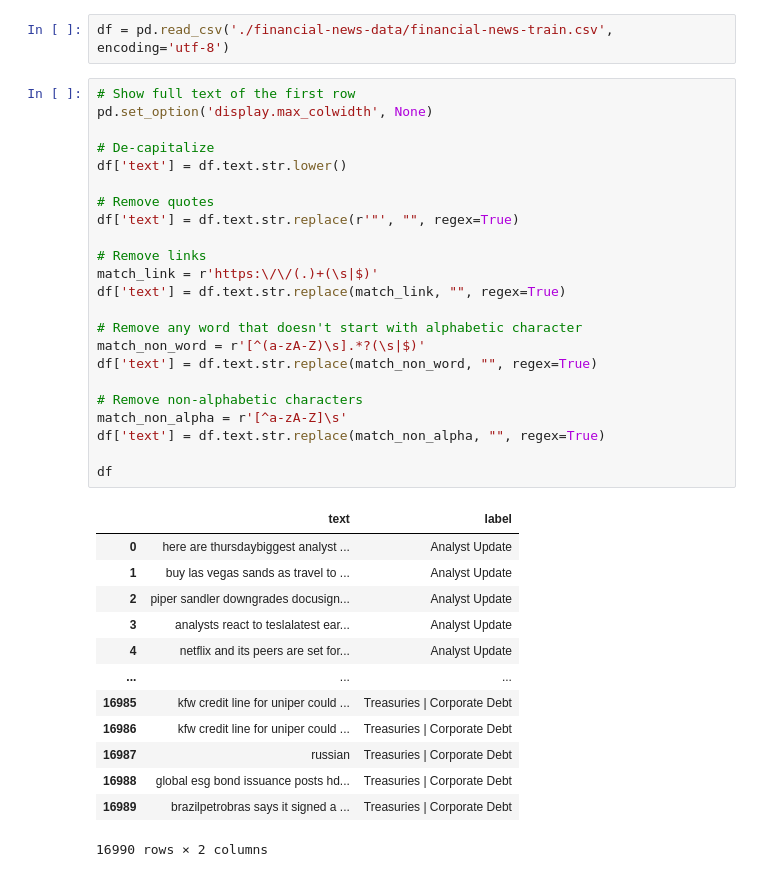
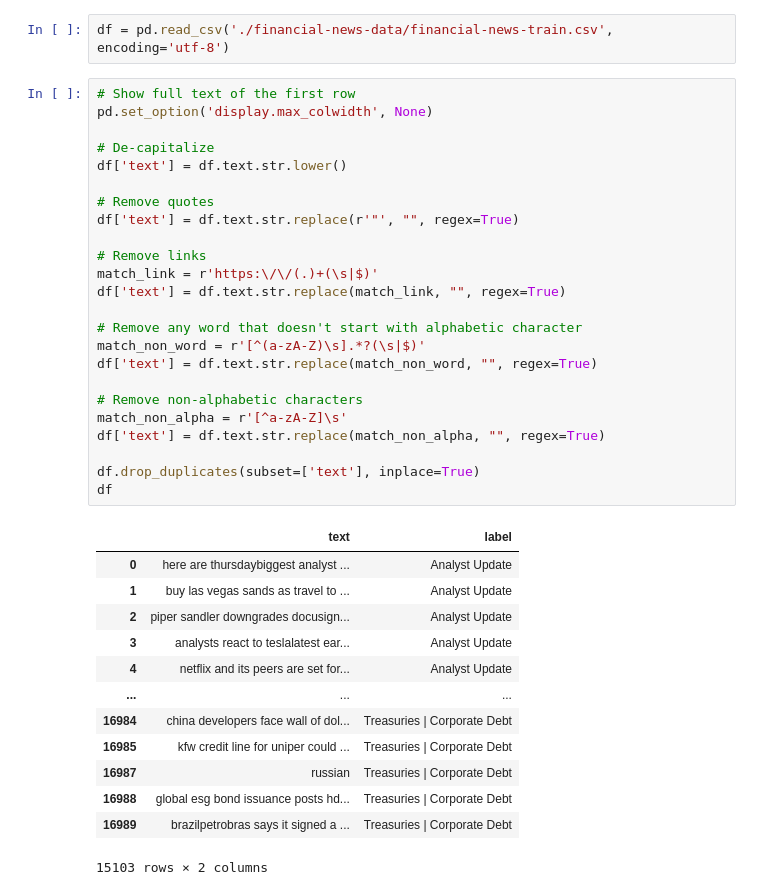
Before and after one commit to Coded5/NLPClass, a Jupyter notebook: PA1 Text classification/logistic_regression.ipynb, the cells around one changed output. Drawn from its saved outputs; the diff is of its cells as text.

```diff
--- a/PA1 Text classification/logistic_regression.ipynb
+++ b/PA1 Text classification/logistic_regression.ipynb
@@ -20,36 +12,37 @@ df = pd.read_csv('./financial-news-data/financial-news-train.csv', encoding='utf
 # Show full text of the first row
 pd.set_option('display.max_colwidth', None)
 
 # De-capitalize
 df['text'] = df.text.str.lower()
 
 # Remove quotes
 df['text'] = df.text.str.replace(r'"', "", regex=True)
 
 # Remove links
 match_link = r'https:\/\/(.)+(\s|$)'
 df['text'] = df.text.str.replace(match_link, "", regex=True)
 
 # Remove any word that doesn't start with alphabetic character
 match_non_word = r'[^(a-zA-Z)\s].*?(\s|$)'
 df['text'] = df.text.str.replace(match_non_word, "", regex=True)
 
 # Remove non-alphabetic characters
 match_non_alpha = r'[^a-zA-Z]\s'
 df['text'] = df.text.str.replace(match_non_alpha, "", regex=True)
 
+df.drop_duplicates(subset=['text'], inplace=True)
 df
 # %% [output]
 |  | text | label |
 | 0 | here are thursdaybiggest analyst ... | Analyst Update |
 | 1 | buy las vegas sands as travel to ... | Analyst Update |
 | 2 | piper sandler downgrades docusign... | Analyst Update |
 | 3 | analysts react to teslalatest ear... | Analyst Update |
 | 4 | netflix and its peers are set for... | Analyst Update |
 | ... | ... | ... |
+| 16984 | china developers face wall of dol... | Treasuries | Corporate Debt |
 | 16985 | kfw credit line for uniper could ... | Treasuries | Corporate Debt |
-| 16986 | kfw credit line for uniper could ... | Treasuries | Corporate Debt |
 | 16987 | russian | Treasuries | Corporate Debt |
 | 16988 | global esg bond issuance posts hd... | Treasuries | Corporate Debt |
 | 16989 | brazilpetrobras says it signed a ... | Treasuries | Corporate Debt |
-16990 rows × 2 columns
+15103 rows × 2 columns
```
Also changed, not shown: parts of 10 cells of this notebook, 1 other file.
